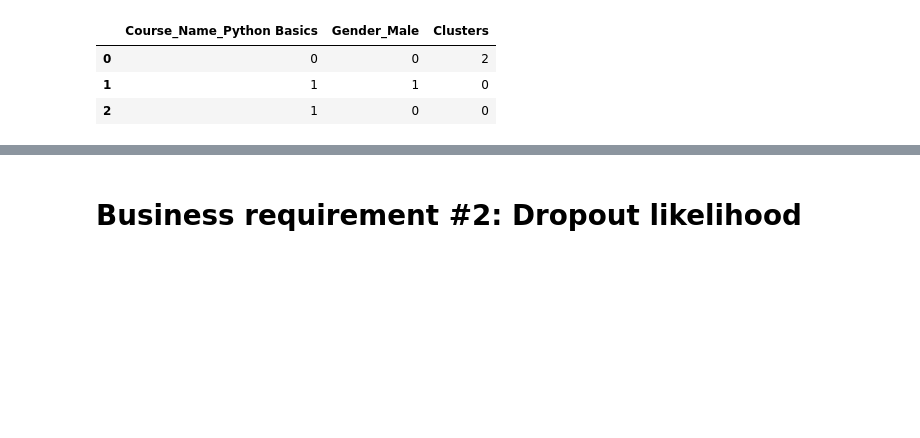
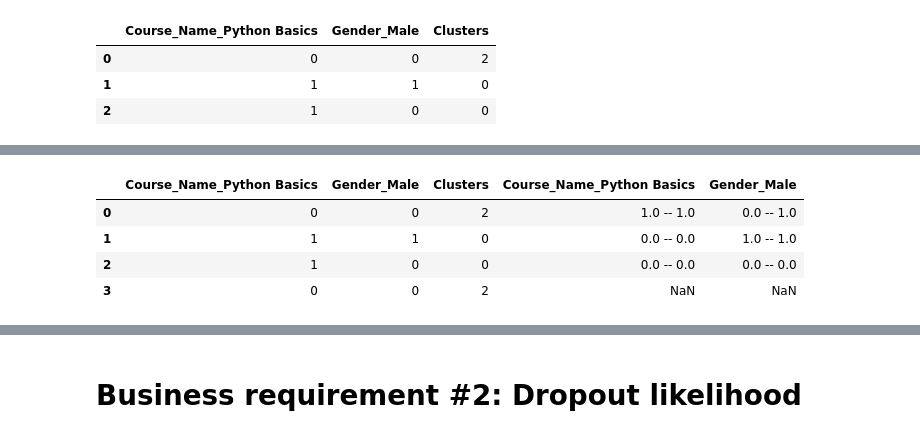
Before and after one commit to narendran-manoharan/synthetic_learning_behavior_analysis, a Jupyter notebook: project_work-jupyter_notebooks/synthetic_learning_behavior_analysis_transform02.ipynb, the cells around one changed output, grey strips where cells are left out. Drawn from its saved outputs; the diff is of its cells as text; code cells hidden in the pictures; blank space fills up the shorter version.

```diff
--- a/project_work-jupyter_notebooks/synthetic_learning_behavior_analysis_transform02.ipynb
+++ b/project_work-jupyter_notebooks/synthetic_learning_behavior_analysis_transform02.ipynb
@@ -597,0 +600,9 @@ df_diagnostic.head(3)
+# %%
+pd.concat([df_cluster_profile.reset_index(drop=True),
+           cluster_profiles.reset_index(drop=True)], axis=1).head(4)
+# %% [output]
+|  | Course_Name_Python Basics | Gender_Male | Clusters | Course_Name_Python Basics | Gender_Male |
+| 0 | 0 | 0 | 2 | 1.0 -- 1.0 | 0.0 -- 1.0 |
+| 1 | 1 | 1 | 0 | 0.0 -- 0.0 | 1.0 -- 1.0 |
+| 2 | 1 | 0 | 0 | 0.0 -- 0.0 | 0.0 -- 0.0 |
+| 3 | 0 | 0 | 2 | NaN | NaN |
```
Also changed, not shown: parts of 6 cells of this notebook.
